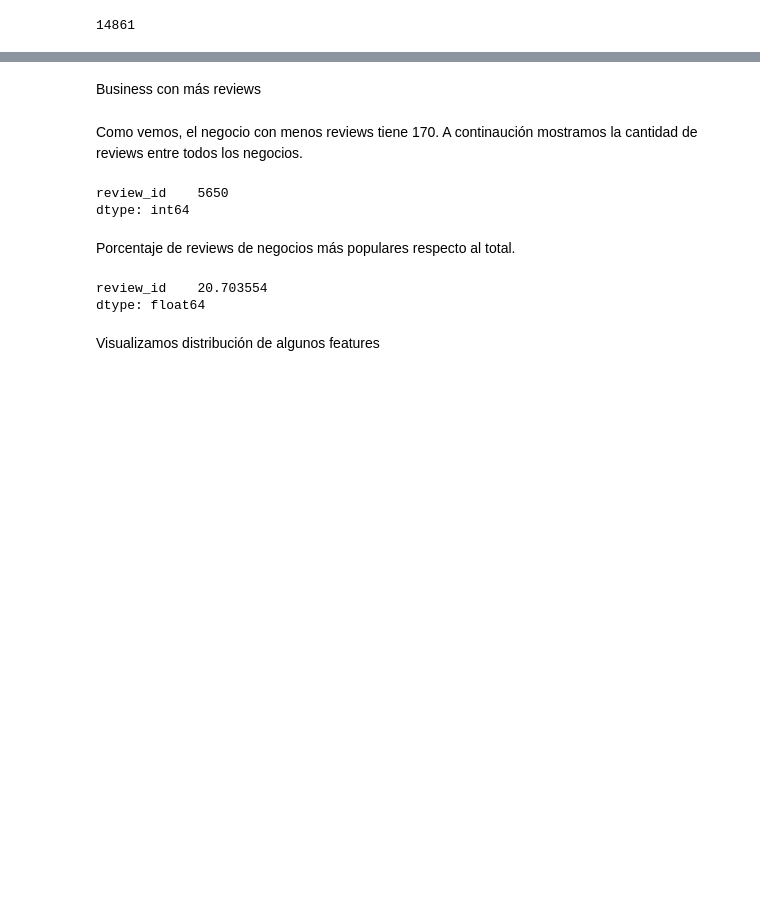
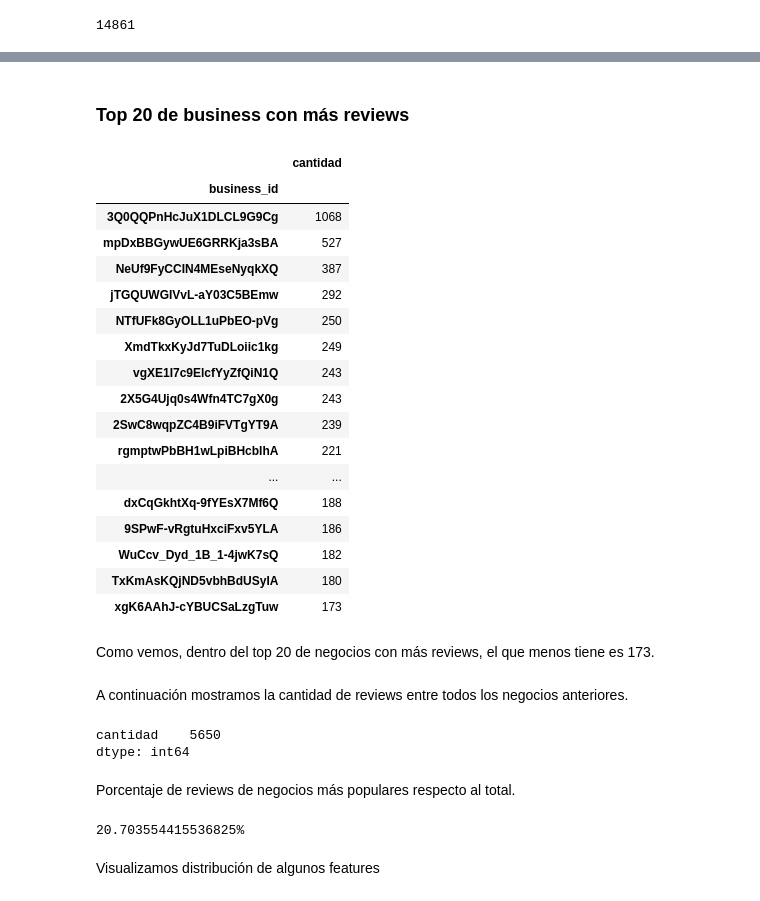
Before and after one commit to ivanjavierparra/Data-Science-Sprint-2, a Jupyter notebook: Segunda_entrega_NLP.ipynb, the cells around one changed output, grey strips where cells are left out. Drawn from its saved outputs; the diff is of its cells as text; code cells hidden in the pictures; blank space fills up the shorter version.

```diff
--- a/Segunda_entrega_NLP.ipynb
+++ b/Segunda_entrega_NLP.ipynb
@@ -181,24 +171,44 @@ df['user_id'].nunique()
 # %% [markdown]
-Business con más reviews
+### Top 20 de business con más reviews
 # %%
-df.groupby('business_id').agg({'review_id':'count'}).sort_values(by="review_id", ascending=False).head(20)
+df.groupby('business_id').agg({'review_id':'count'}).sort_values(by="review_id", ascending=False).rename(columns = {'review_id':'cantidad'}).head(20)
+# %% [output]
+|  | cantidad |
+| business_id |  |
+| 3Q0QQPnHcJuX1DLCL9G9Cg | 1068 |
+| mpDxBBGywUE6GRRKja3sBA | 527 |
+| NeUf9FyCCIN4MEseNyqkXQ | 387 |
+| jTGQUWGIVvL-aY03C5BEmw | 292 |
+| NTfUFk8GyOLL1uPbEO-pVg | 250 |
+| XmdTkxKyJd7TuDLoiic1kg | 249 |
+| vgXE1I7c9ElcfYyZfQiN1Q | 243 |
+| 2X5G4Ujq0s4Wfn4TC7gX0g | 243 |
+| 2SwC8wqpZC4B9iFVTgYT9A | 239 |
+| rgmptwPbBH1wLpiBHcbIhA | 221 |
+| ... | ... |
+| dxCqGkhtXq-9fYEsX7Mf6Q | 188 |
+| 9SPwF-vRgtuHxciFxv5YLA | 186 |
+| WuCcv_Dyd_1B_1-4jwK7sQ | 182 |
+| TxKmAsKQjND5vbhBdUSyIA | 180 |
+| xgK6AAhJ-cYBUCSaLzgTuw | 173 |
+# %% [markdown]
+Como vemos, dentro del top 20 de negocios con más reviews, el que menos tiene es 173.
 # %% [markdown]
-Como vemos, el negocio con menos reviews tiene 170. A continaución mostramos la cantidad de reviews entre todos los negocios.
+A continuación mostramos la cantidad de reviews entre todos los negocios anteriores.
 # %%
-df.groupby('business_id').agg({'review_id':'count'}).sort_values(by="review_id", ascending=False).head(20).sum()
+df.groupby('business_id').agg({'review_id':'count'}).sort_values(by="review_id", ascending=False).rename(columns = {'review_id':'cantidad'}).head(20).sum()
 # %% [output]
-review_id    5650
+cantidad    5650
 dtype: int64
 # %% [markdown]
 Porcentaje de reviews de negocios más populares respecto al total.
 # %%
 total_reviews = len(df)
-negocios_con_mas_reviews = df.groupby('business_id').agg({'review_id':'count'}).sort_values(by="review_id", ascending=False).head(20).sum()
+negocios_con_mas_reviews = df.groupby('business_id').agg({'review_id':'count'}).sort_values(by="review_id", ascending=False).rename(columns = {'review_id':'cantidad'}).head(20).sum()
 porcentaje = negocios_con_mas_reviews * 100 / total_reviews
-print(porcentaje)
+print(f"{porcentaje.cantidad}%")
 # %% [output]
-review_id    20.703554
-dtype: float64
+20.703554415536825%
 # %% [markdown]
 Visualizamos distribución de algunos features
 # %%
```
Also changed, not shown: parts of 68 cells of this notebook.
